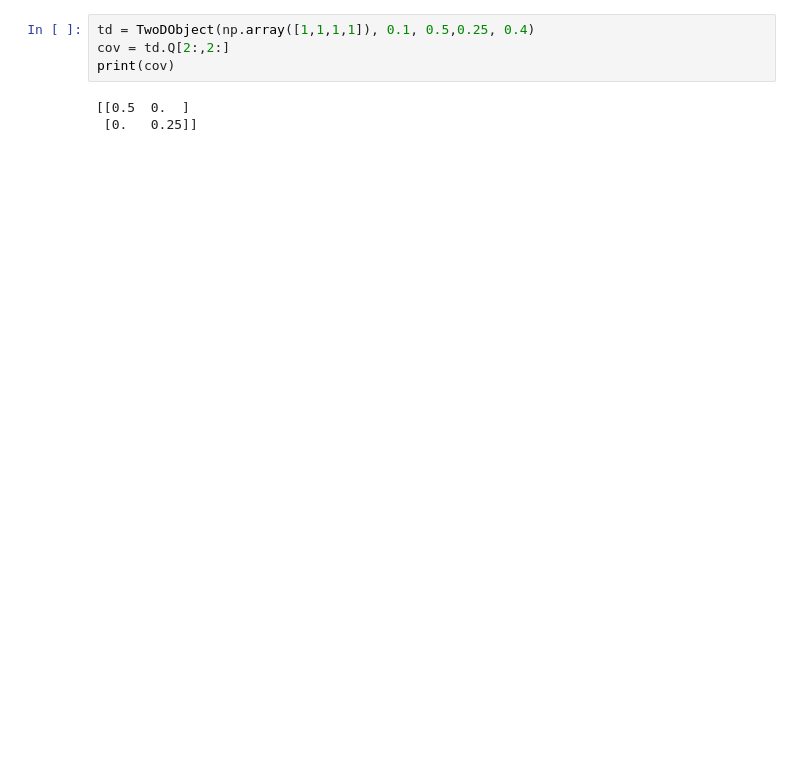
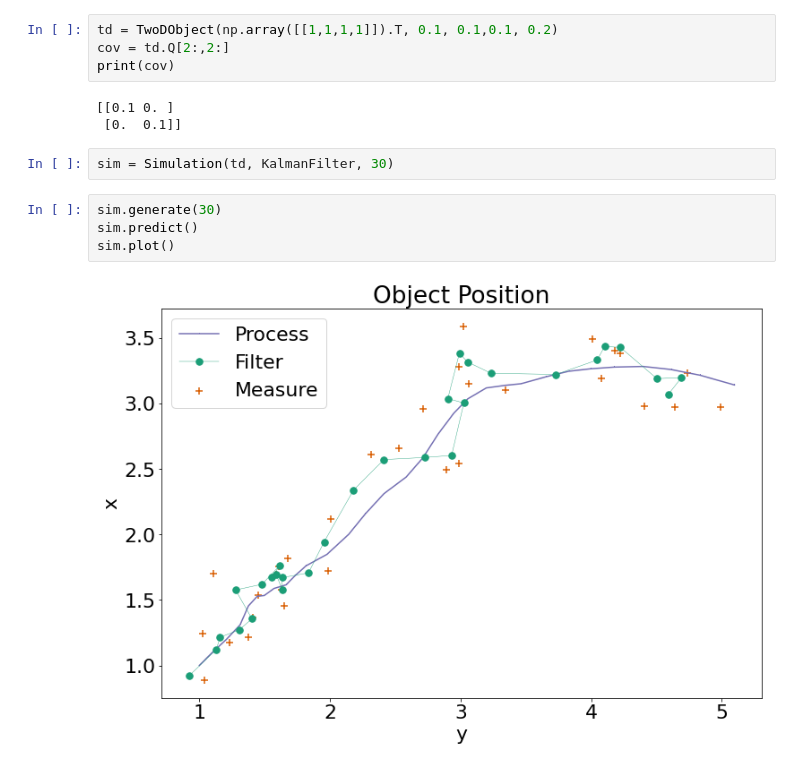
Before and after one commit to nidhipai/rips-2021-aerospace, a Jupyter notebook: ellipse_draw.ipynb, the cells around one changed output. Drawn from its saved outputs; the diff is of its cells as text; blank space fills up the shorter version.

```diff
--- a/ellipse_draw.ipynb
+++ b/ellipse_draw.ipynb
@@ -28,7 +30,15 @@ ellipse(mean, cov, 0.90)
 # %%
-td = TwoDObject(np.array([1,1,1,1]), 0.1, 0.5,0.25, 0.4)
+td = TwoDObject(np.array([[1,1,1,1]]).T, 0.1, 0.1,0.1, 0.2)
 cov = td.Q[2:,2:]
 print(cov)
 # %% [output]
-[[0.5  0.  ]
- [0.   0.25]]
+[[0.1 0. ]
+ [0.  0.1]]
+# %%
+sim = Simulation(td, KalmanFilter, 30)
+# %%
+sim.generate(30)
+sim.predict()
+sim.plot()
+# %% [output]
+[figure, added]
```
Also changed, not shown: parts of 2 cells of this notebook, 3 other files.
